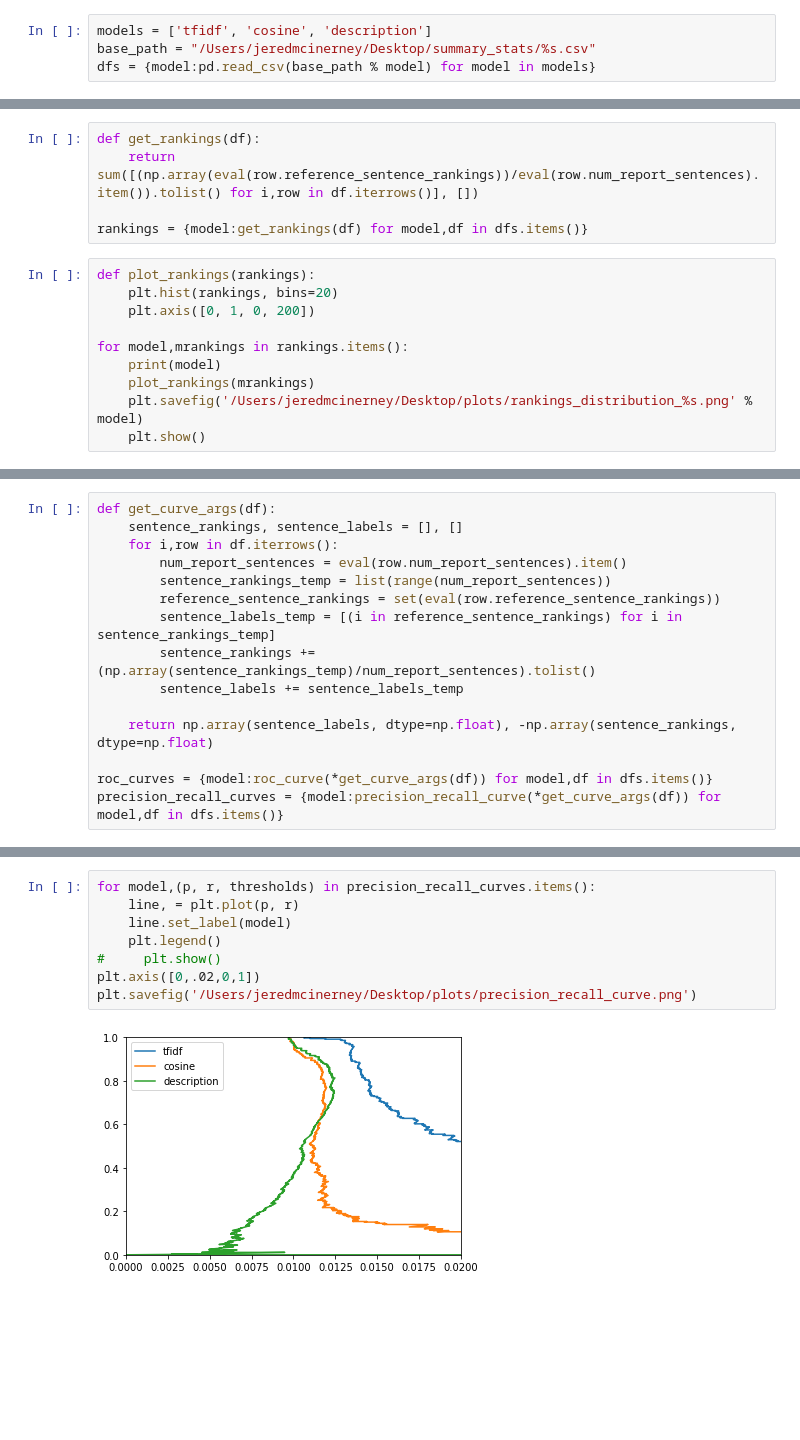
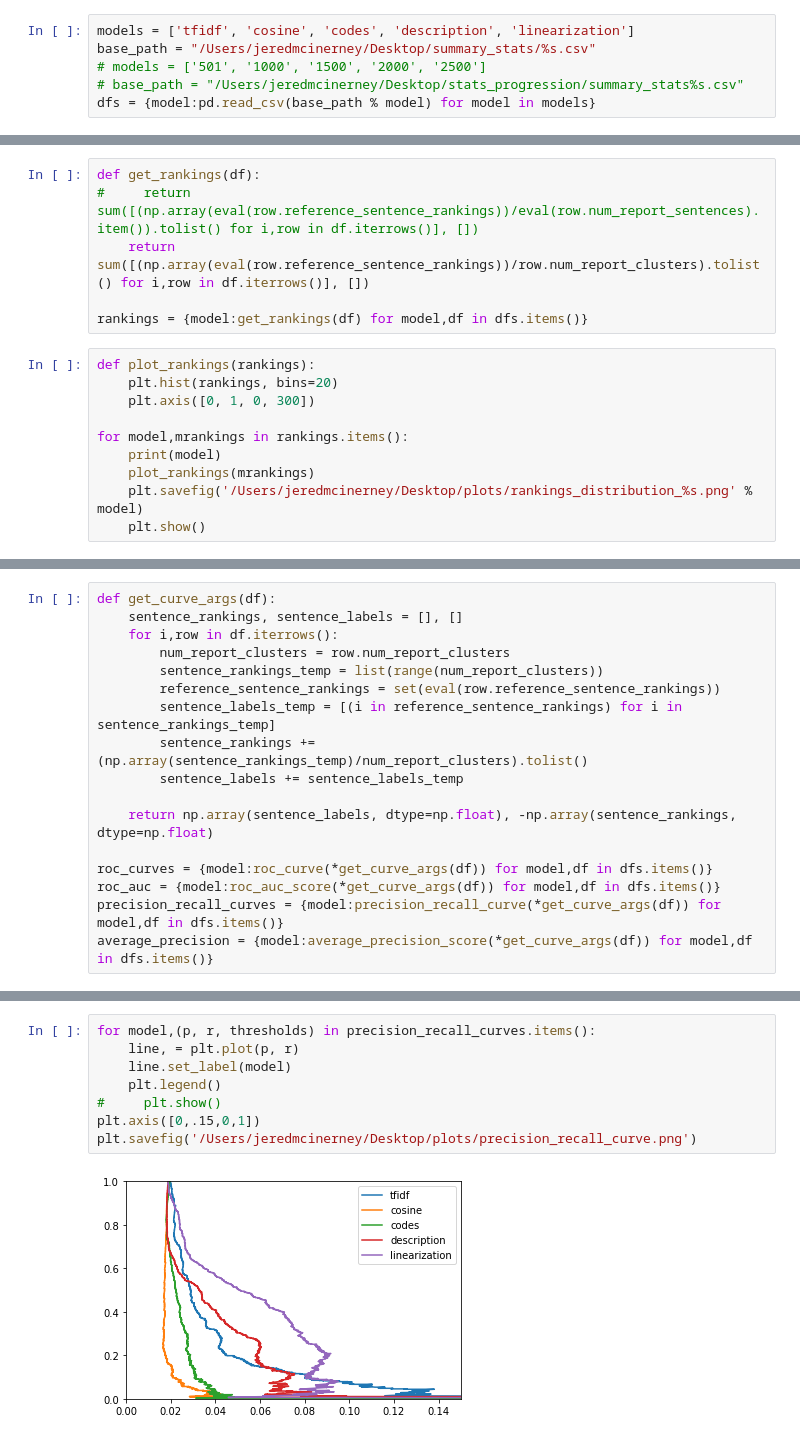
Before and after one commit to dmcinerney/ehr-extraction-models, a Jupyter notebook: supervised_ananlysis.ipynb, the cells around one changed output, grey strips where cells are left out. Saved outputs shown, nothing was run; the diff lists cells and outputs as text; blank space fills up the shorter version.

```diff
--- a/supervised_ananlysis.ipynb
+++ b/supervised_ananlysis.ipynb
@@ -7,6 +7,8 @@ from sklearn.metrics import roc_curve, precision_recall_curve
 import numpy as np
 from torch import tensor # TODO: take out when bug fixed
 # %%
-models = ['tfidf', 'cosine', 'description']
+models = ['tfidf', 'cosine', 'codes', 'description', 'linearization']
 base_path = "/Users/jeredmcinerney/Desktop/summary_stats/%s.csv"
+# models = ['501', '1000', '1500', '2000', '2500']
+# base_path = "/Users/jeredmcinerney/Desktop/stats_progression/summary_stats%s.csv"
 dfs = {model:pd.read_csv(base_path % model) for model in models}
@@ -33,12 +36,13 @@ dfs['tfidf']
 # %%
 def get_rankings(df):
-    return sum([(np.array(eval(row.reference_sentence_rankings))/eval(row.num_report_sentences).item()).tolist() for i,row in df.iterrows()], [])
+#     return sum([(np.array(eval(row.reference_sentence_rankings))/eval(row.num_report_sentences).item()).tolist() for i,row in df.iterrows()], [])
+    return sum([(np.array(eval(row.reference_sentence_rankings))/row.num_report_clusters).tolist() for i,row in df.iterrows()], [])
 
 rankings = {model:get_rankings(df) for model,df in dfs.items()}
 # %%
 def plot_rankings(rankings):
     plt.hist(rankings, bins=20)
-    plt.axis([0, 1, 0, 200])
+    plt.axis([0, 1, 0, 300])
 
 for model,mrankings in rankings.items():
     print(model)
@@ -56,14 +64,16 @@ description
 def get_curve_args(df):
     sentence_rankings, sentence_labels = [], []
     for i,row in df.iterrows():
-        num_report_sentences = eval(row.num_report_sentences).item()
-        sentence_rankings_temp = list(range(num_report_sentences))
+        num_report_clusters = row.num_report_clusters
+        sentence_rankings_temp = list(range(num_report_clusters))
         reference_sentence_rankings = set(eval(row.reference_sentence_rankings))
         sentence_labels_temp = [(i in reference_sentence_rankings) for i in sentence_rankings_temp]
-        sentence_rankings += (np.array(sentence_rankings_temp)/num_report_sentences).tolist()
+        sentence_rankings += (np.array(sentence_rankings_temp)/num_report_clusters).tolist()
         sentence_labels += sentence_labels_temp
 
     return np.array(sentence_labels, dtype=np.float), -np.array(sentence_rankings, dtype=np.float)
 
 roc_curves = {model:roc_curve(*get_curve_args(df)) for model,df in dfs.items()}
+roc_auc = {model:roc_auc_score(*get_curve_args(df)) for model,df in dfs.items()}
 precision_recall_curves = {model:precision_recall_curve(*get_curve_args(df)) for model,df in dfs.items()}
+average_precision = {model:average_precision_score(*get_curve_args(df)) for model,df in dfs.items()}
@@ -80,10 +100,10 @@ plt.savefig('/Users/jeredmcinerney/Desktop/plots/roc_curve.png')
 # %%
 for model,(p, r, thresholds) in precision_recall_curves.items():
     line, = plt.plot(p, r)
     line.set_label(model)
     plt.legend()
 #     plt.show()
-plt.axis([0,.02,0,1])
+plt.axis([0,.15,0,1])
 plt.savefig('/Users/jeredmcinerney/Desktop/plots/precision_recall_curve.png')
 # %% [output]
-[figure, old version]
+[figure, new version]
```
Also changed, not shown: parts of 7 cells of this notebook.
